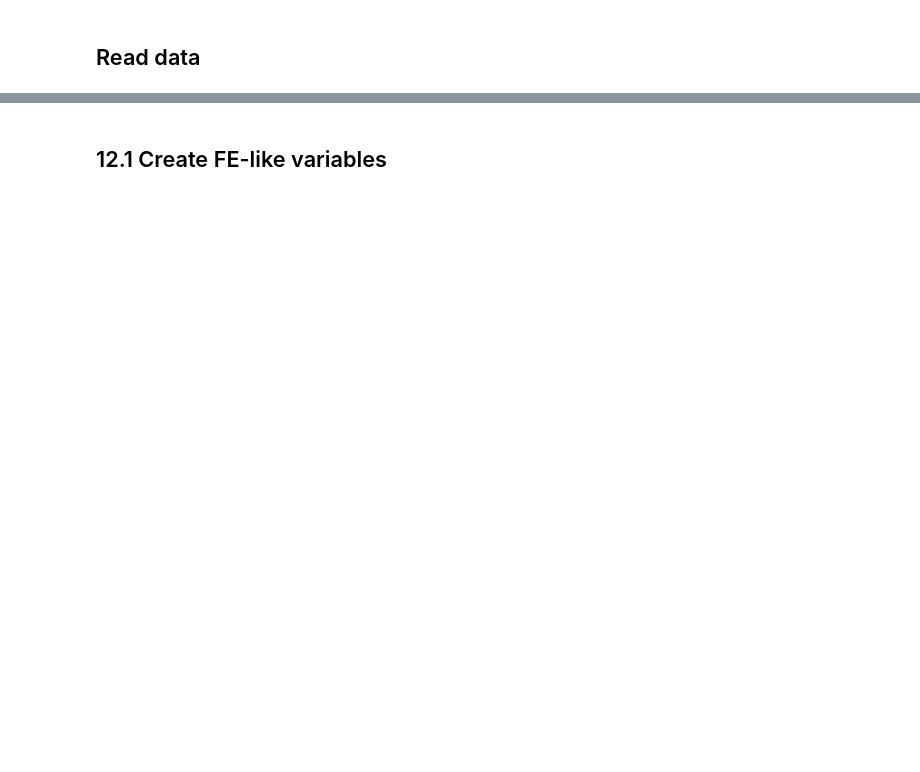
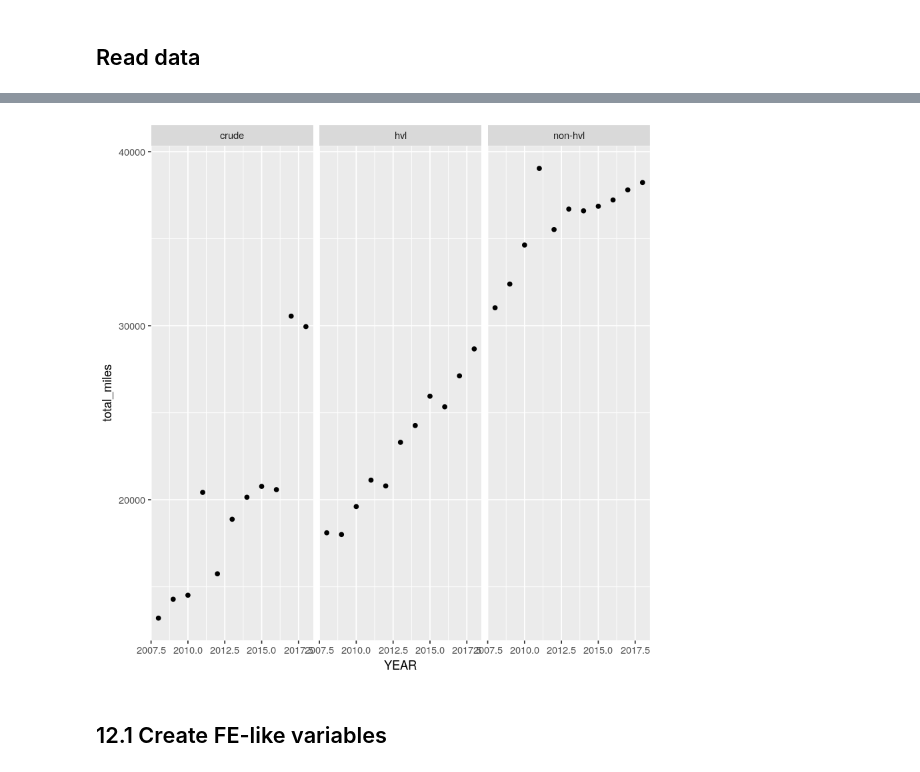
Before and after one commit to julianbarg/oil_industry, a Jupyter notebook: workbooks/12r_data_exploratino_graphs.ipynb, the cells around one changed output, grey strips where cells are left out. Saved outputs shown, nothing was run; the diff lists cells and outputs as text; code cells hidden in the pictures; blank space fills up the shorter version.

```diff
--- a/workbooks/12r_data_exploratino_graphs.ipynb
+++ b/workbooks/12r_data_exploratino_graphs.ipynb
@@ -53,3 +50,13 @@ $ miles_x_change        <dbl> 3480560.3185, 5864.5138, 91433.2599, NA, 1937.9…
+# %%
+sample_none_new %>%
+    filter(!is.na(MILES)) %>%
+    group_by(COMMODITY, YEAR) %>%
+    summarize(total_miles = sum(MILES)) %>%
+    ggplot(aes(x=YEAR, y = total_miles)) +
+        geom_point() +
+        facet_wrap(.~COMMODITY)
+# %% [output]
+[figure, added]
 # %% [markdown]
 ## 12.1 Create FE-like variables
 # %%
```
Also changed, not shown: parts of 8 cells of this notebook, 3 other files.
